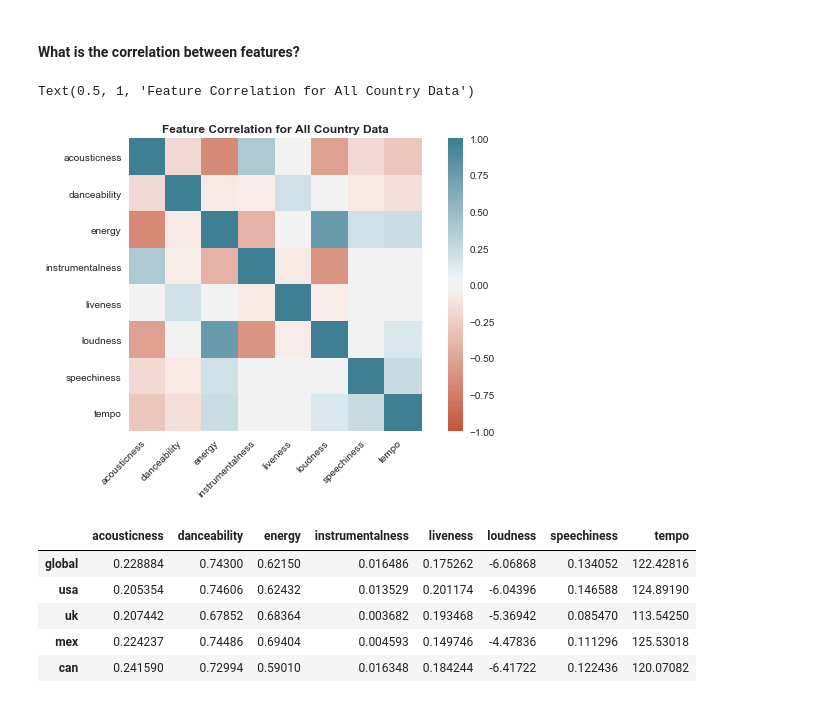
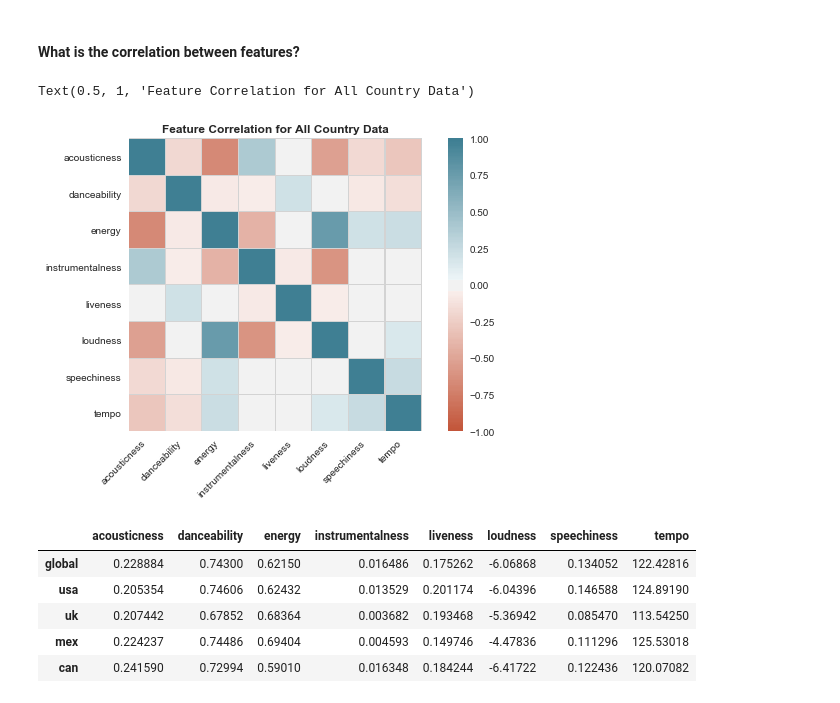
Before and after one commit to jakemull13/spotify_musical_tastes_analysis, a Jupyter notebook: capstone.ipynb, the cells around one changed output. Saved outputs shown, nothing was run; the diff lists cells and outputs as text; code cells hidden in the pictures.

```diff
--- a/capstone.ipynb
+++ b/capstone.ipynb
@@ -432,13 +432,29 @@ feature_similarity(global_df, usa_df) #test
 # %% [markdown]
 #### What is the correlation between features?
 # %%
+def feature_correlation_map(dataframe):
+    corr = dataframe.corr()
+    ax = sns.heatmap(
+    corr,
+    vmin=-1, vmax=1, center=0,
+    cmap=sns.diverging_palette(20, 220, n=200),
+    square=True,
+    linewidth=.1,
+    linecolor='lightgray'
+    )
+    ax.set_xticklabels(
+    ax.get_xticklabels(),
+    rotation=45,
+    horizontalalignment='right'
+)
+
 feature_correlation_map(global_df)
 plt.title('Feature Correlation for All Country Data', fontsize=12, fontweight='bold')
 plt.tight_layout()
 plt.savefig('all_data_feature_correlation', dpi=240)
 # %% [output]
 Text(0.5, 1, 'Feature Correlation for All Country Data')
-[figure, old version]
+[figure, new version]
 # %%
 global_vec = global_df.describe().loc['mean'].to_frame(name='global').transpose()
 usa_vec = usa_df.describe().loc['mean'].to_frame(name='usa').transpose()
```
Also changed, not shown: parts of 2 cells of this notebook, 2 other files.
